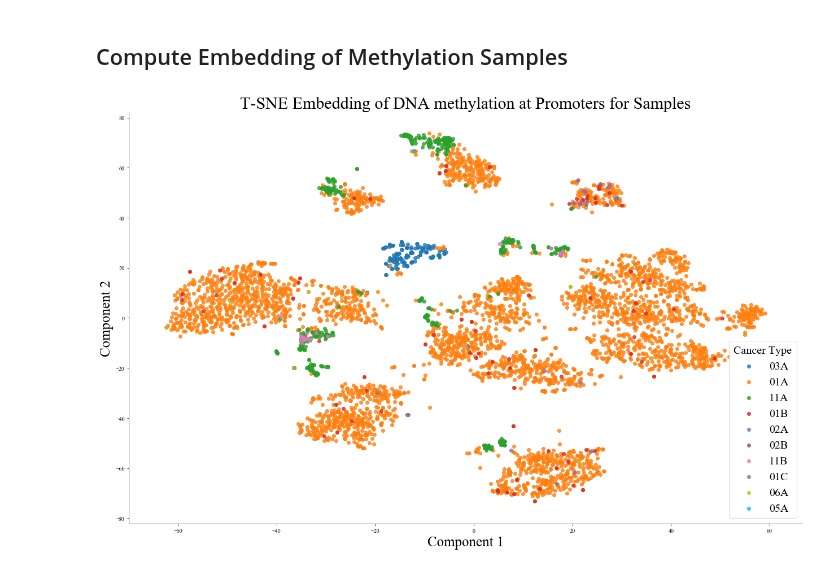
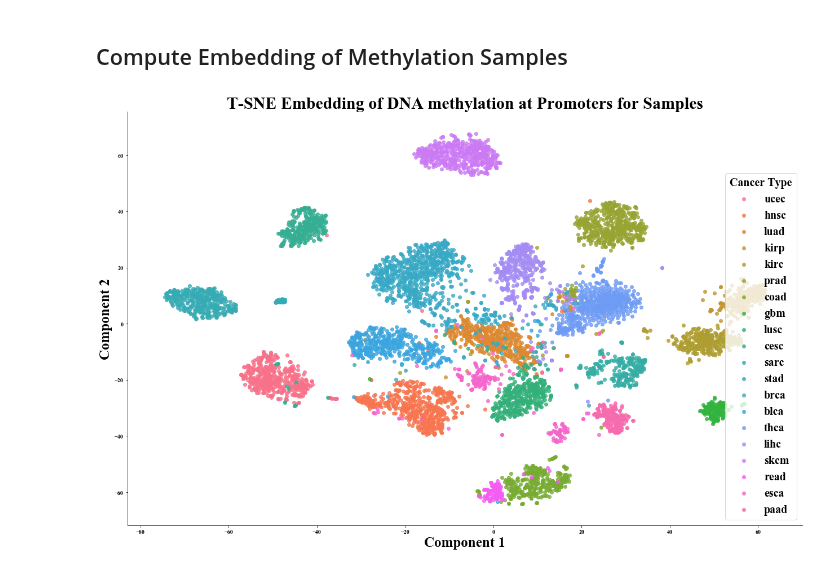
Before and after one commit to schulter/EMOGI, a Jupyter notebook: pancancer/methylation/build_methylation_container.ipynb, the cells around one changed output. Cells and saved outputs as stored; diff of their text form; code cells hidden in the pictures.

```diff
--- a/pancancer/methylation/build_methylation_container.ipynb
+++ b/pancancer/methylation/build_methylation_container.ipynb
@@ -17 +20,3 @@ from sklearn.decomposition import PCA
+# %%
+USE_BATCH_CORRECTED = True
 # %% [markdown]
@@ -52,0 +81,3 @@ meth_all_tumor_samples = meth_all_samples[tumor_sample_cols]
+# %%
+meth_all_samples = all_foldchanges[0].join(all_foldchanges[1:]).dropna(axis=0)
+meth_all_samples.head()
@@ -386,22 +319,21 @@ if meth_gene_only.shape[0] > 0:
 # %% [markdown]
 ## Compute Embedding of Methylation Samples
 # %%
-meth_no_sup_cols = ['Symbol'] + [n for n in meth_all_samples.columns[1:] if "mean_beta_value_promoter" in n]
-meth_samplewise = meth_all_samples[meth_no_sup_cols].dropna().set_index('Symbol').T
+meth_samplewise = meth_all_samples.dropna(axis=0).T
 embedding = TSNE(n_components=2).fit_transform(meth_samplewise.drop(['cancer_type'], axis=1, errors='ignore'))
 # %%
 long = pd.DataFrame(embedding, columns=['pc1', 'pc2'], index=meth_samplewise.index)
-sample_type = [n.split('|')[0].split('-')[3] for n in meth_samplewise.index if "mean_beta_value_promoter" in n]
+plate = [n.split('|')[0].split('-')[5] for n in meth_samplewise.index if "mean_beta_value_promoter" in n]
 cancer_type = [n.split('|')[1] for n in meth_samplewise.index if "mean_beta_value_promoter" in n]
-long['sampletype'] = sample_type
+long['plate'] = plate
 long['cancertype'] = cancer_type
-g = seaborn.lmplot(x='pc1', y='pc2', data=long, hue='sampletype', fit_reg=False, legend=False)
+g = sns.lmplot(x='pc1', y='pc2', data=long, hue='cancertype', fit_reg=False, legend=False)
 g.fig.set_size_inches(20, 12)
 g.ax.set_xlabel('Component 1', fontsize=25)
 g.ax.set_ylabel('Component 2', fontsize=25)
 g.ax.legend(loc='lower right', fontsize=20, title='Cancer Type')
 plt.setp(g.ax.get_legend().get_title(), fontsize=20)
 plt.title('T-SNE Embedding of DNA methylation at Promoters for Samples', fontsize=30)
-g.fig.savefig('../../data/pancancer/TCGA/methylation/tsne_tumor_vs_normal.png', dpi=300)
+g.fig.savefig('../../data/pancancer/TCGA/methylation/tsne_tumortypes.png', dpi=300)
 # %% [output]
-[figure, old version]
+[figure, new version]
```
Also changed, not shown: parts of 32 cells of this notebook.
